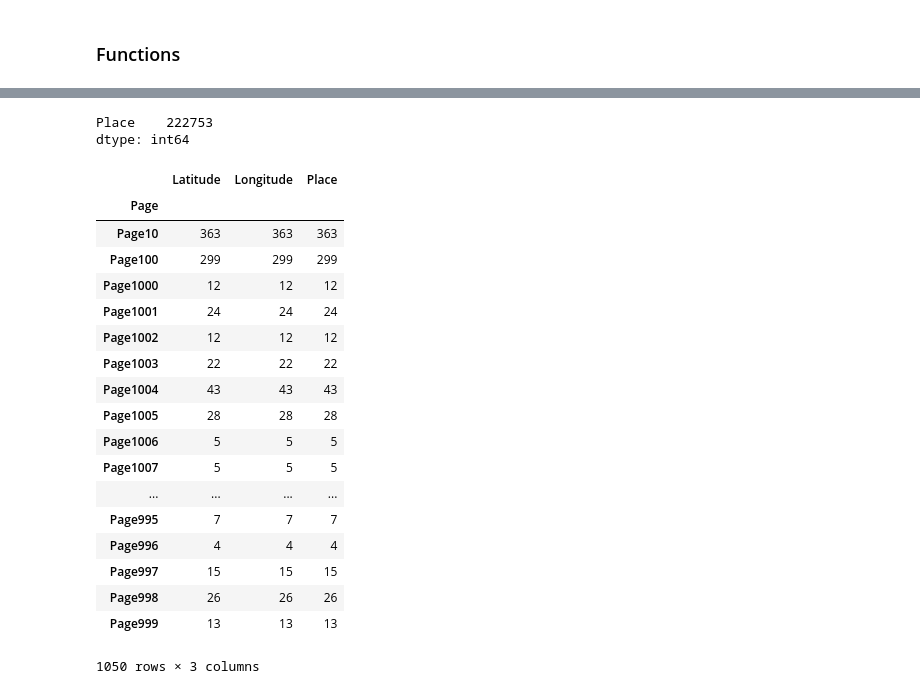
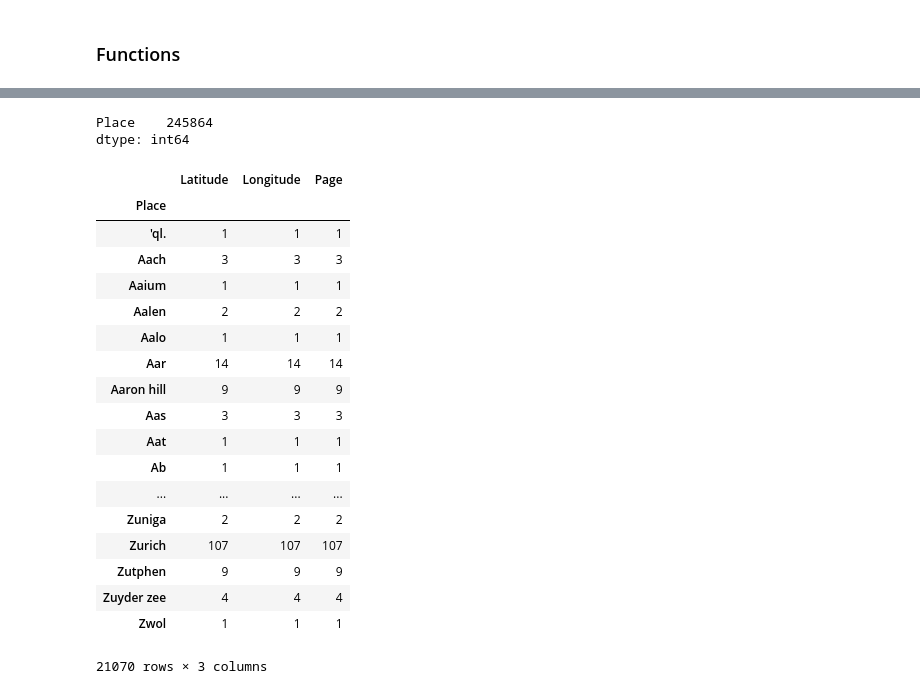
Before and after one commit to alan-turing-institute/defoe_visualization, a Jupyter notebook: NLS/Visualization_Geoparser_Original_3rd_Edition.ipynb, the cells around one changed output, grey strips where cells are left out. Drawn from its saved outputs; the diff is of its cells as text; code cells hidden in the pictures.

```diff
--- a/NLS/Visualization_Geoparser_Original_3rd_Edition.ipynb
+++ b/NLS/Visualization_Geoparser_Original_3rd_Edition.ipynb
@@ -111,4 +105,4 @@ As a result we get a file per gazetter|book with an entry per page with the foll
     * type_distribution: type of document (newspaper|book). In this case is "book".
     * year: Publication year
 # %%
-results=read_query_results('geopaser_original_EB_third_edition')
+results=read_query_results('geoparser_original_EB_third_edition')
@@ -117,27 +109,37 @@ df_total= geresolution_dataframe(results)
+# %%
+results_suplement = read_query_results('geoparser_original_EB_third_suplement')
+# %%
+df1= geresolution_dataframe(results)
+df2 = geresolution_dataframe(results_suplement)
+frames = [df1, df2]
+
+df_total = pd.concat(frames)
 # %%
 df_total[["Place"]].count()
 # %% [output]
-Place    222753
+Place    245864
 dtype: int64
+# %%
+df_total["Place"]= df_total["Place"].str.capitalize()
 # %%
-df_total.groupby("Page").count()
+df_total.groupby("Place").count()
 # %% [output]
-|  | Latitude | Longitude | Place |
-| Page |  |  |  |
-| Page10 | 363 | 363 | 363 |
-| Page100 | 299 | 299 | 299 |
-| Page1000 | 12 | 12 | 12 |
-| Page1001 | 24 | 24 | 24 |
-| Page1002 | 12 | 12 | 12 |
-| Page1003 | 22 | 22 | 22 |
-| Page1004 | 43 | 43 | 43 |
-| Page1005 | 28 | 28 | 28 |
-| Page1006 | 5 | 5 | 5 |
-| Page1007 | 5 | 5 | 5 |
+|  | Latitude | Longitude | Page |
+| Place |  |  |  |
+| 'ql. | 1 | 1 | 1 |
+| Aach | 3 | 3 | 3 |
+| Aaium | 1 | 1 | 1 |
+| Aalen | 2 | 2 | 2 |
+| Aalo | 1 | 1 | 1 |
+| Aar | 14 | 14 | 14 |
+| Aaron hill | 9 | 9 | 9 |
+| Aas | 3 | 3 | 3 |
+| Aat | 1 | 1 | 1 |
+| Ab | 1 | 1 | 1 |
 | ... | ... | ... | ... |
-| Page995 | 7 | 7 | 7 |
-| Page996 | 4 | 4 | 4 |
-| Page997 | 15 | 15 | 15 |
-| Page998 | 26 | 26 | 26 |
-| Page999 | 13 | 13 | 13 |
+| Zuniga | 2 | 2 | 2 |
+| Zurich | 107 | 107 | 107 |
+| Zutphen | 9 | 9 | 9 |
+| Zuyder zee | 4 | 4 | 4 |
+| Zwol | 1 | 1 | 1 |
-1050 rows × 3 columns
+21070 rows × 3 columns
```
Also changed, not shown: parts of 14 cells of this notebook, 16 other files.
